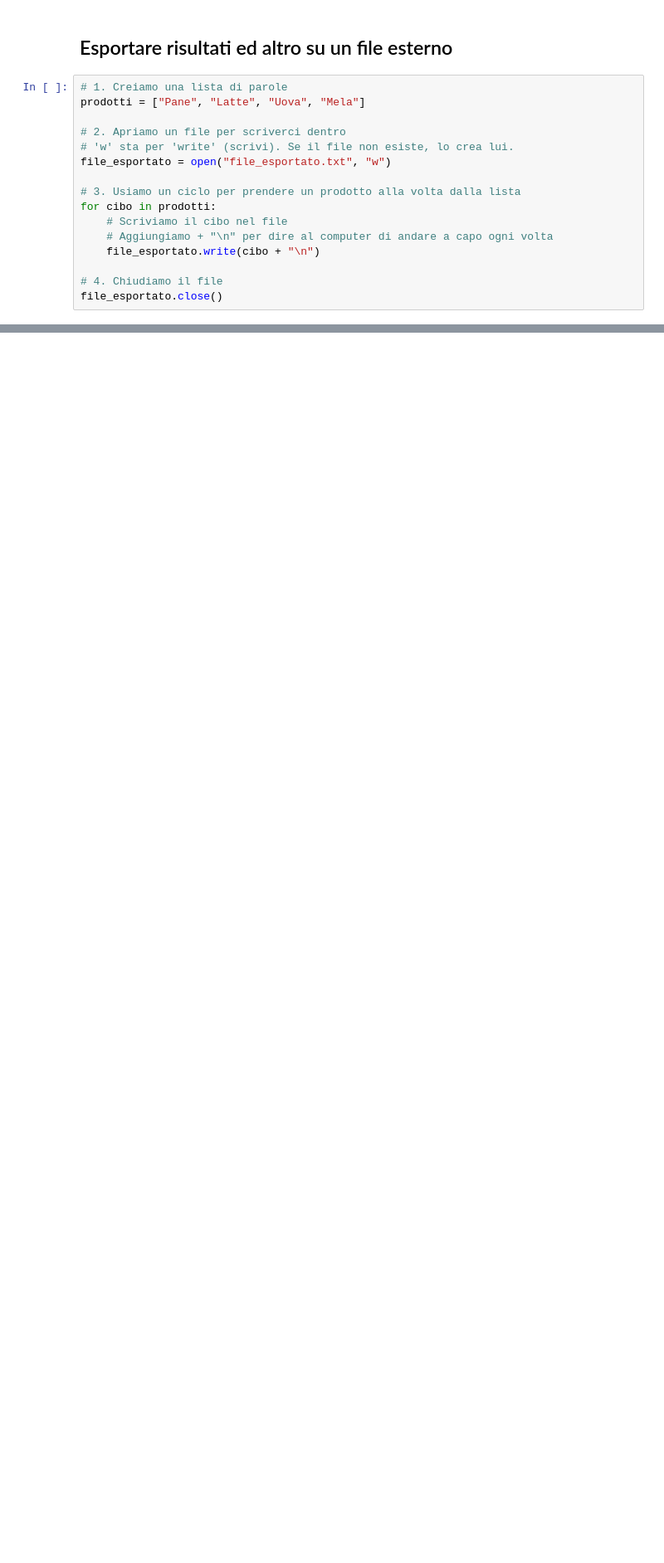
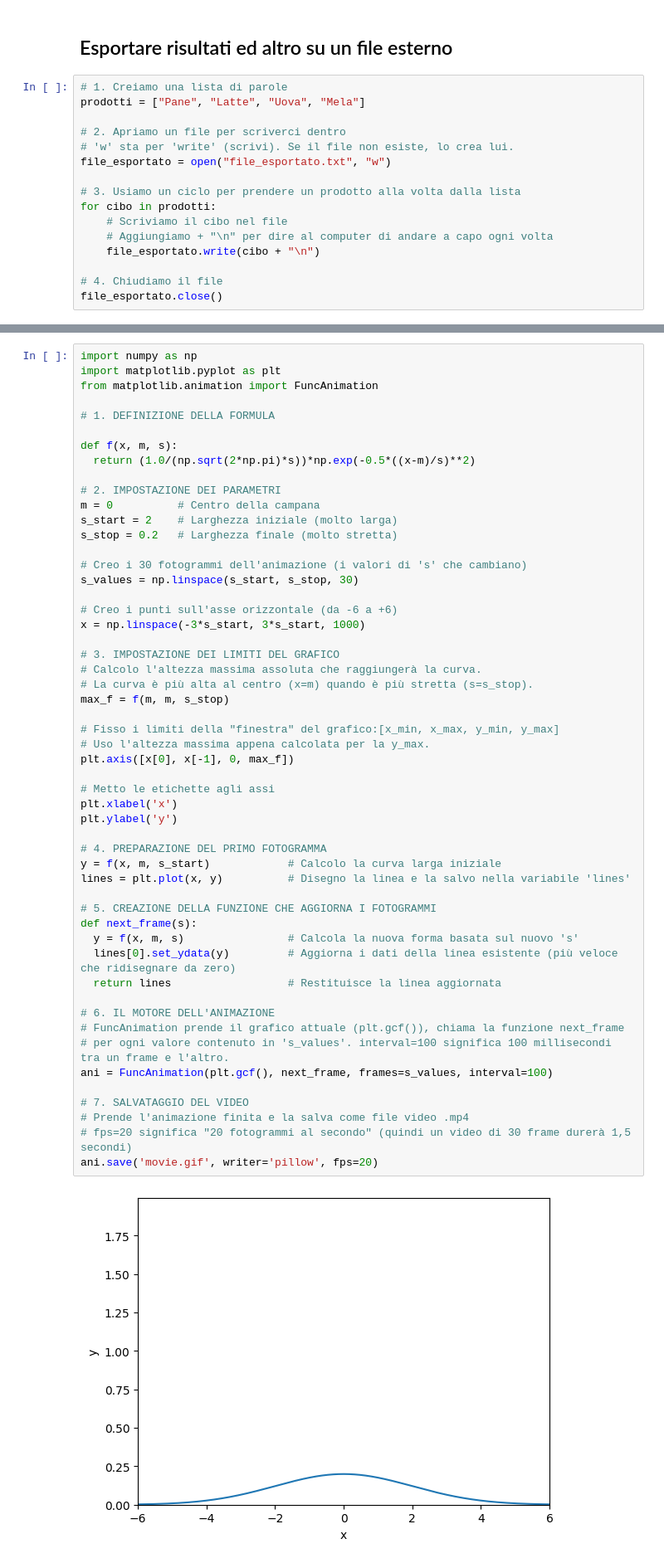
Before and after one commit to Its-mics/Statistica, a Jupyter notebook: laboratorio/appunti_vari.ipynb, the cells around one changed output, grey strips where cells are left out. Shown at 83% size. Saved outputs shown, nothing was run; the diff lists cells and outputs as text; blank space fills up the shorter version.

```diff
--- a/laboratorio/appunti_vari.ipynb
+++ b/laboratorio/appunti_vari.ipynb
@@ -940,0 +952,55 @@ file_esportato.close()
+# %%
+import numpy as np
+import matplotlib.pyplot as plt
+from matplotlib.animation import FuncAnimation
+
+# 1. DEFINIZIONE DELLA FORMULA
+
+def f(x, m, s):
+  return (1.0/(np.sqrt(2*np.pi)*s))*np.exp(-0.5*((x-m)/s)**2)
+
+# 2. IMPOSTAZIONE DEI PARAMETRI
+m = 0          # Centro della campana
+s_start = 2    # Larghezza iniziale (molto larga)
+s_stop = 0.2   # Larghezza finale (molto stretta)
+
+# Creo i 30 fotogrammi dell'animazione (i valori di 's' che cambiano)
+s_values = np.linspace(s_start, s_stop, 30)
+
+# Creo i punti sull'asse orizzontale (da -6 a +6)
+x = np.linspace(-3*s_start, 3*s_start, 1000)
+
+# 3. IMPOSTAZIONE DEI LIMITI DEL GRAFICO
+# Calcolo l'altezza massima assoluta che raggiungerà la curva.
+# La curva è più alta al centro (x=m) quando è più stretta (s=s_stop).
+max_f = f(m, m, s_stop)
+
+# Fisso i limiti della "finestra" del grafico:[x_min, x_max, y_min, y_max]
+# Uso l'altezza massima appena calcolata per la y_max.
+plt.axis([x[0], x[-1], 0, max_f])
+
+# Metto le etichette agli assi
+plt.xlabel('x')
+plt.ylabel('y')
+
+# 4. PREPARAZIONE DEL PRIMO FOTOGRAMMA
+y = f(x, m, s_start)            # Calcolo la curva larga iniziale
+lines = plt.plot(x, y)          # Disegno la linea e la salvo nella variabile 'lines'
+
+# 5. CREAZIONE DELLA FUNZIONE CHE AGGIORNA I FOTOGRAMMI
+def next_frame(s):
+  y = f(x, m, s)                # Calcola la nuova forma basata sul nuovo 's'
+  lines[0].set_ydata(y)         # Aggiorna i dati della linea esistente (più veloce che ridisegnare da zero)
+  return lines                  # Restituisce la linea aggiornata
+
+# 6. IL MOTORE DELL'ANIMAZIONE
+# FuncAnimation prende il grafico attuale (plt.gcf()), chiama la funzione next_frame
+# per ogni valore contenuto in 's_values'. interval=100 significa 100 millisecondi tra un frame e l'altro.
+ani = FuncAnimation(plt.gcf(), next_frame, frames=s_values, interval=100)
+
+# 7. SALVATAGGIO DEL VIDEO
+# Prende l'animazione finita e la salva come file video .mp4
+# fps=20 significa "20 fotogrammi al secondo" (quindi un video di 30 frame durerà 1,5 secondi)
+ani.save('movie.gif', writer='pillow', fps=20)
+# %% [output]
+[figure, added]
```
Also changed, not shown: parts of 2 cells of this notebook, 4 other files.
